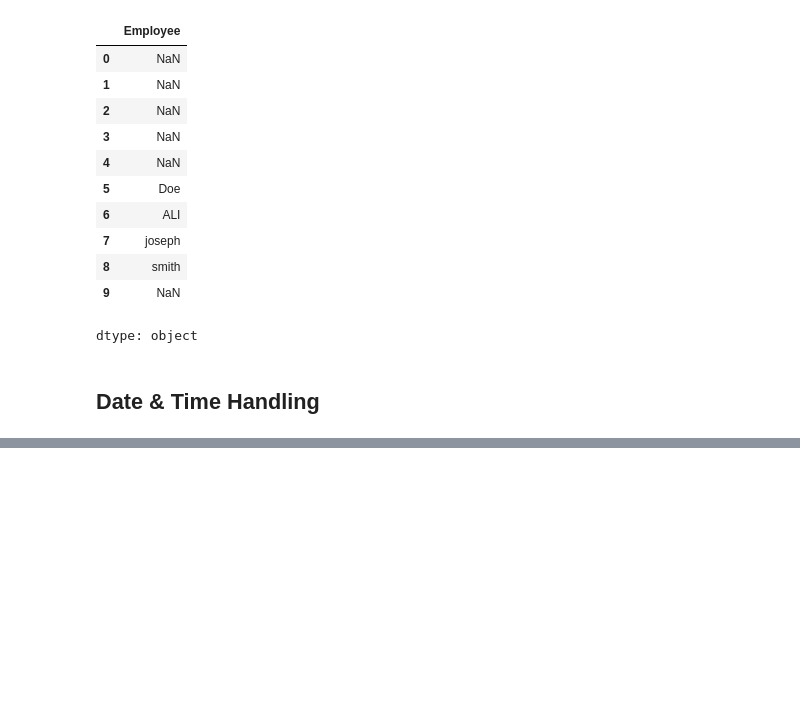
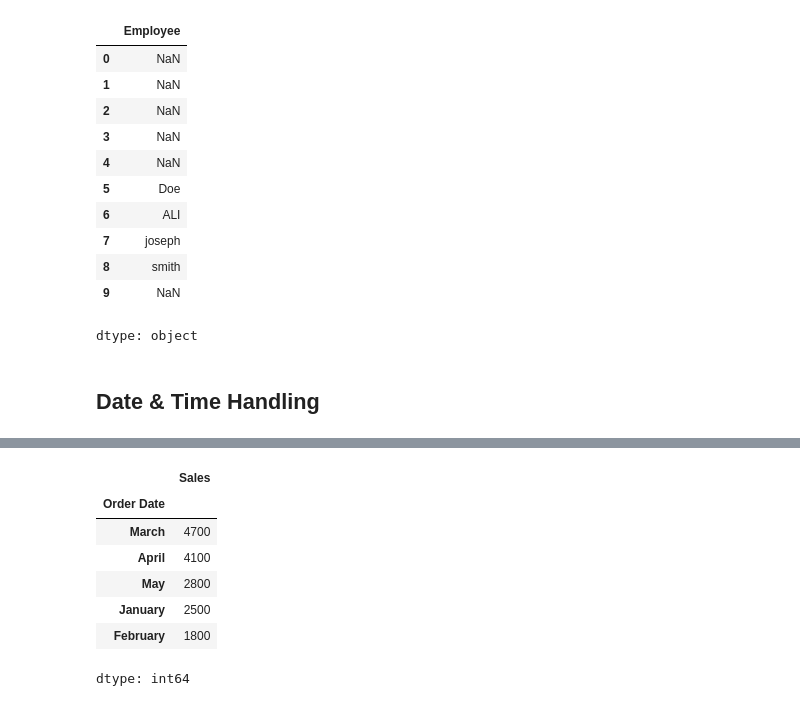
Before and after one commit to srinageswaran2006/Python-for-Data-Analysis, a Jupyter notebook: 03_Pandas/03_Pandas_Notes_and_Practice.ipynb, the cells around one changed output, grey strips where cells are left out. Drawn from its saved outputs; the diff is of its cells as text; code cells hidden in the pictures; blank space fills up the shorter version.

```diff
--- a/03_Pandas/03_Pandas_Notes_and_Practice.ipynb
+++ b/03_Pandas/03_Pandas_Notes_and_Practice.ipynb
@@ -963,0 +1066,28 @@ dtype: object
+# %%
+orders_df["Is Weekend"]=(orders_df["Order Date"].dt.dayofweek>5)
+# %%
+orders_df["Delivery Date"] = [
+    "2025-01-18",
+    "2025-02-25",
+    "2025-03-15",
+    "2025-03-29",
+    "2025-04-25",
+    "2025-05-05"
+]
+
+orders_df["Delivery Date"]=pd.to_datetime(orders_df["Delivery Date"])
+# %%
+orders_df["Delivery Days"]=(orders_df["Delivery Date"]-orders_df["Order Date"]).dt.days
+# %%
+orders_df["Order Date"]=orders_df["Order Date"].dt.strftime("%d-%b-%Y")
+# %%
+orders_df.groupby(orders_df["Order Date"].dt.month_name())["Sales"].sum().sort_values(ascending=False)
+# %% [output]
+|  | Sales |
+| Order Date |  |
+| March | 4700 |
+| April | 4100 |
+| May | 2800 |
+| January | 2500 |
+| February | 1800 |
+dtype: int64
```
Also changed, not shown: parts of 28 cells of this notebook.
